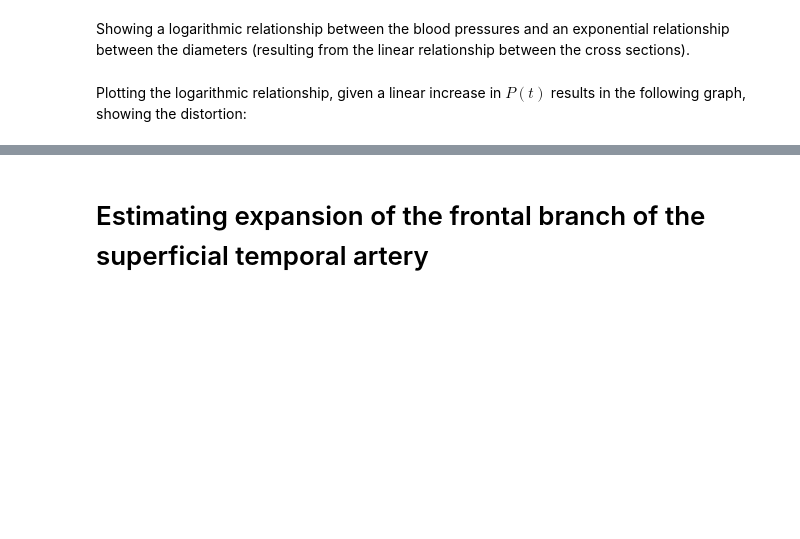
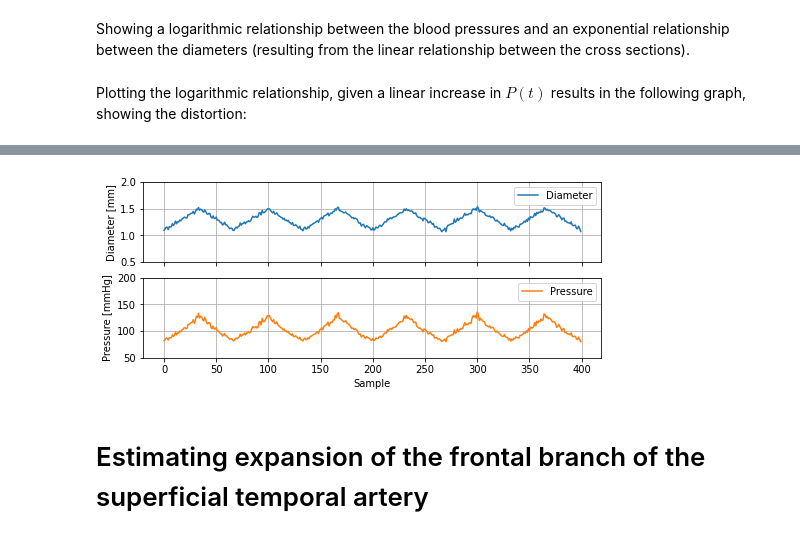
Before and after one commit to Oskari-Tuormaa/BAC, a Jupyter notebook: linearity/linearity.ipynb, the cells around one changed output, grey strips where cells are left out. Drawn from its saved outputs; the diff is of its cells as text; code cells hidden in the pictures; blank space fills up the shorter version.

```diff
--- a/linearity/linearity.ipynb
+++ b/linearity/linearity.ipynb
@@ -55,3 +56,35 @@ The PostScript backend does not support transparency; partially transparent arti
+# %%
+# Diameter parameters
+d_s = 1.5
+d_d = 1.1
+p_s = 129.6
+p_d = 82.6
+
+# Diameter waveform
+t = np.linspace(0, 12*np.pi, 400)
+d_t = d_d + 0.5 * (signal.sawtooth(t, width=0.5) + 1) * (d_s - d_d) + np.random.randn(len(t)) * 0.02
+
+# Pressure waveforms
+p_t = p_d * np.exp( np.log(p_s / p_d) * (d_t**2 - d_d**2) / (d_s**2 - d_d**2) )
+
+# Plot data
+fig: plt.Figure
+fig, axs = plt.subplots(2, 1, sharex=True)
+axs[0].plot(d_t, c="C0", label="Diameter")
+axs[1].plot(p_t, c="C1", label="Pressure")
+
+axs[0].set_ylabel("Diameter [mm]")
+axs[1].set_ylabel("Pressure [mmHg]")
+axs[1].set_xlabel("Sample")
+axs[1].set_ylim([50, 200])
+axs[0].set_ylim([0.5, 2])
+for ax in axs:
+    ax.grid()
+    ax.legend()
+
+fig.savefig("pulse.pdf")
+# %% [output]
+[figure, added]
 # %% [markdown]
 # Estimating expansion of the frontal branch of the superficial temporal artery
 # %% [markdown]
```
Also changed, not shown: parts of 4 cells of this notebook, 3 other files.
